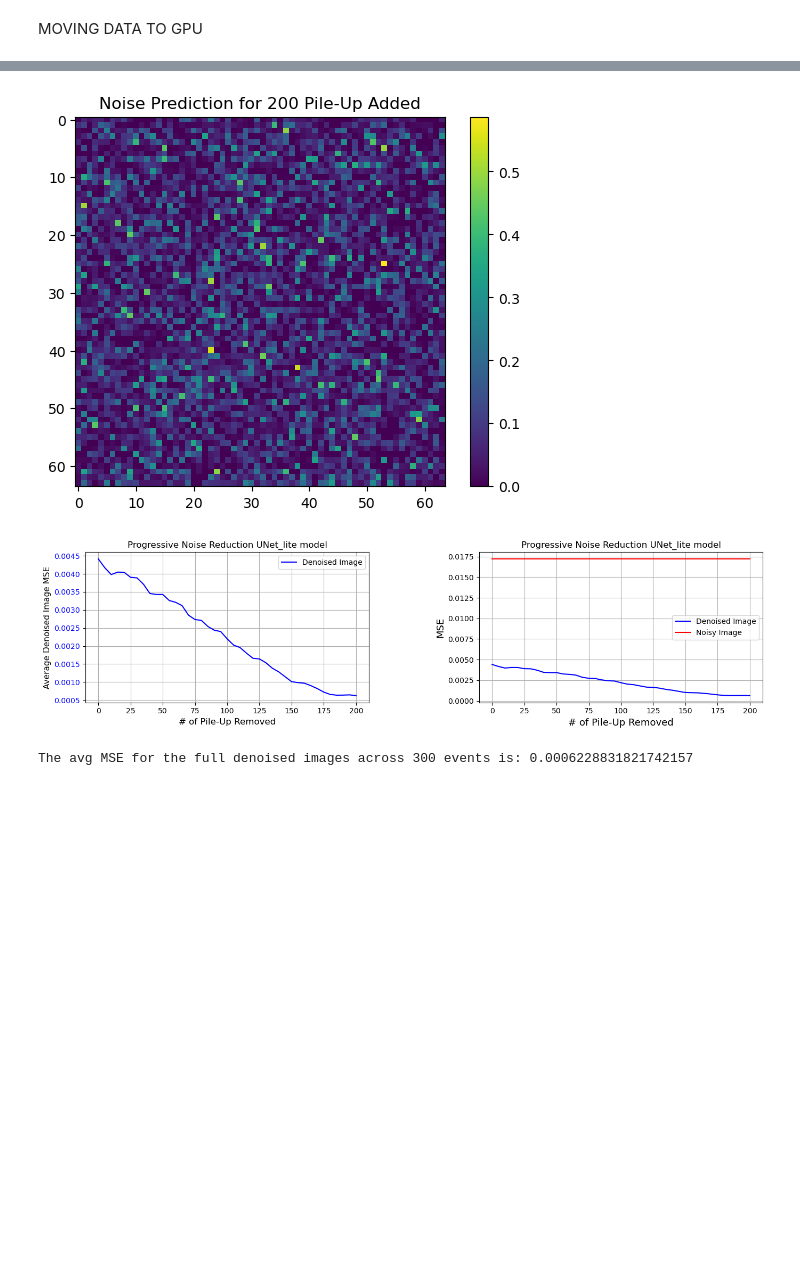
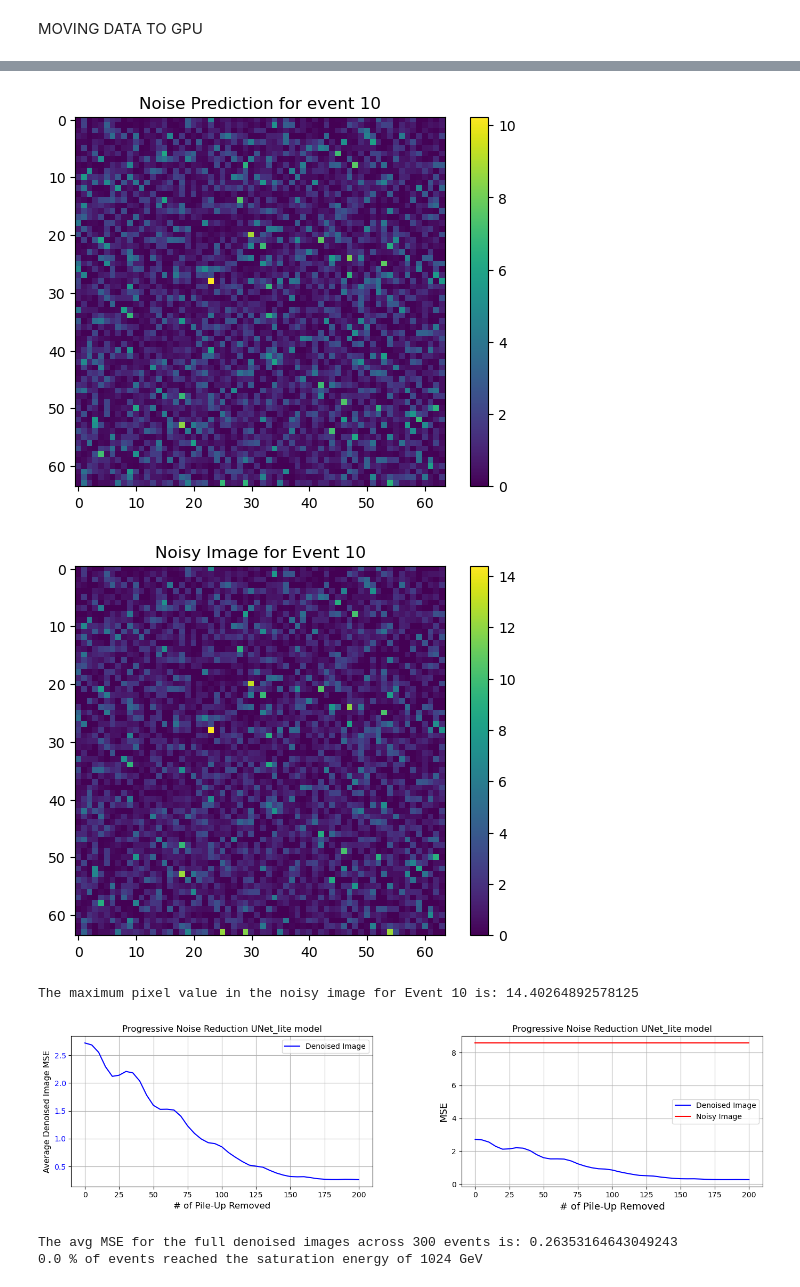
Before and after one commit to themrluke/StableDiffusionPUPPI, a Jupyter notebook: inference.ipynb, the cells around one changed output, grey strips where cells are left out. Saved outputs shown, nothing was run; the diff lists cells and outputs as text; code cells hidden in the pictures; blank space fills up the shorter version.

```diff
--- a/inference.ipynb
+++ b/inference.ipynb
@@ -70,12 +61,3 @@ device = torch.device('cuda' if torch.cuda.is_available() else 'cpu')
 # Added .to(device) to move data to GPU
 clean_frames = preprocess(dataset.signal).float().permute(1, 2, 0).unsqueeze(1).to(device) #pytorch symantics
 pile_up = preprocess(dataset.pile_up).float().permute(1, 2, 0).unsqueeze(1).to(device)
-# %%
-### Select one image to perform inference on
-i = 10      # image
-noise_scheduler = NoiseScheduler('pile-up')
-
-# Each unit of timestep represents an addtional 5 pile-up events (max 40 = 200PU)
-timestep = torch.LongTensor([40]).to(device)   # Added .to(device) to move data to GPU
-random_seed = 42
-noisy_image, noise = noise_scheduler.add_noise(clean_frame=clean_frames[i], noise_sample=pile_up, timestep=timestep, random_seed=random_seed, n_events = 1000)
@@ -82,3 +110,7 @@ noisy_image, noise = noise_scheduler.add_noise(clean_frame=clean_frames[i], nois
+# %%
+noisy_image, noise = noise_scheduler.add_noise(clean_frame=clean_frames[i], noise_sample=pile_up, timestep=timestep, random_seed=random_seed, n_events = end_idx-start_idx)
+# Apply saturation value clipping and scaling
+noisy_image = torch.clamp(noisy_image, max=saturation_value)
 # %%
 plt.imshow(noisy_image.cpu().numpy().reshape(new_dim))
 plt.colorbar()
@@ -127,6 +139,6 @@ if modtype == 'UNet2d':
     #trained_model_path = '/cephfs/dice/projects/L1T/diffusion/trained_models/trained_diffusor.pt'
     trained_model_path = 'retrained_models_UNet2d/model_epoch_9.pt'
 elif modtype == 'UNet_lite':
-    trained_model_path = 'trained_models_lite/replicate_convup&down_16kernels_pos0.87/model_epoch_9.pt' # Specify folder for which trained model here!
+    trained_model_path = 'trained_models_lite/temp/model_epoch_9.pt' # Specify folder for which trained model here!
 
 print(trained_model_path)
@@ -198,7 +196,10 @@ for idx, timestep_value in enumerate(timesteps): # pairs up values of timesteps
         random_seed = 42
 
         # Create noisy image and noise prediction
-        noisy_image, noise = noise_scheduler.add_noise(clean_frame=clean_frames[event], noise_sample=pile_up, timestep=timestep, random_seed=random_seed, n_events=1000)
+        noisy_image, noise = noise_scheduler.add_noise(clean_frame=clean_frames[event], noise_sample=pile_up, timestep=timestep, random_seed=random_seed, n_events=end_idx-start_idx)
+
+        # Apply saturation value clipping and scaling
+        noisy_image = torch.clamp(noisy_image, max=saturation_value)
 
         if modtype == 'UNet2d':
             noise_pred = F.relu(model(noisy_image.unsqueeze(1), timestep, return_dict=False)[0])
@@ -291,6 +289,7 @@ num_events = end_idx - start_idx # Number of trials
 # Create arrays to hold MSEs for each event at each timestep
 denoised_results = np.zeros((len(timesteps),num_events)) # For MSEs between denoised image and clean image
 noisy_results = np.zeros(num_events) # For MSEs between noisy image and clean image
+noisy_max_bin = np.zeros(num_events)
 
 noise_scheduler = NoiseScheduler('pile-up')
 maxTimestep = torch.LongTensor([40])
@@ -299,10 +298,15 @@ for event in range(num_events):
     random_seed = 42
 
     # Generate the noisy image at maxTimestep (200 pile-ups)
-    noisy_image, noise = noise_scheduler.add_noise(clean_frame=clean_frames[event], noise_sample=pile_up, timestep=maxTimestep, random_seed=random_seed, n_events=1000)
+    noisy_image, noise = noise_scheduler.add_noise(clean_frame=clean_frames[event], noise_sample=pile_up, timestep=maxTimestep, random_seed=random_seed, n_events=end_idx-start_idx)
+
+    # Apply saturation value clipping and scaling
+    noisy_image = torch.clamp(noisy_image, max=saturation_value)
+
     noisy_err = clean_frames[0].squeeze() - noisy_image.reshape(new_dim)
     noisy_MSE = np.mean((noisy_err.cpu().numpy())**2)
     noisy_results[event] = noisy_MSE
+    noisy_max_bin[event] = noisy_image.max().item()
 
     for idx, timestep_value in enumerate(timesteps): # pairs up values of timesteps (=timestep_value) with their indexes(=idx)
 
@@ -317,8 +321,17 @@ for event in range(num_events):
         if timestep_value in [40] and event == 10: # Look at how much pileup removal in the timestep value
             ims = plt.imshow(noise_pred.detach().cpu().numpy().reshape(new_dim)) # Move prediction back to CPU for visualization
             plt.colorbar(ims)
-            plt.title(f"Noise Prediction for {timestep_value*5} Pile-Up Added")
+            plt.title(f"Noise Prediction for event {event}")
             plt.show()
+
+            ims2 = plt.imshow(noisy_image.detach().cpu().numpy().reshape(new_dim))
+            plt.colorbar(ims2)
+            plt.title(f"Noisy Image for Event {event}")
+            plt.show()
+
+            # Print the maximum pixel value across the entire noisy image
+            max_pixel_value = noisy_image.max().item()
+            print(f"The maximum pixel value in the noisy image for Event {event} is: {max_pixel_value}")
 
         de_noised = F.relu(noisy_image.cpu()[0] - (noise_pred.detach().cpu().numpy().reshape(new_dim)))
         denoised_err = clean_frames[event].squeeze().cpu() - de_noised.reshape(new_dim).cpu()
@@ -326,33 +339,37 @@ for event in range(num_events):
         denoised_results[idx, event] = denoised_MSE
 
 av_denoised_MSE = np.mean(denoised_results, axis=1)
 av_noisy_MSE = np.mean(noisy_results)
 
 # Calculate and plot average MSE vs. timestep
 fig, axs = plt.subplots(1, 2, figsize=(16,6))
 
 axs[0].plot(timesteps*5, av_denoised_MSE, linestyle='-', color='blue', label='Denoised Image')
 axs[0].set_title(f'Progressive Noise Reduction {modtype} model', fontsize=12)
 axs[0].set_xlabel('# of Pile-Up Removed', fontsize=12)
 axs[0].set_ylabel('Average Denoised Image MSE', fontsize=11)
 axs[0].tick_params(axis='y', labelcolor='blue')
 axs[0].grid(True)
 axs[0].legend(loc='upper right')
 
 axs[1].plot(timesteps*5, av_denoised_MSE, linestyle='-', color='blue', label='Denoised Image')
 axs[1].plot(timesteps*5, [av_noisy_MSE]*len(timesteps), linestyle='-', color='red', label='Noisy Image')
 axs[1].set_title(f'Progressive Noise Reduction {modtype} model', fontsize=12)
 axs[1].set_xlabel('# of Pile-Up Removed', fontsize=13)
 axs[1].set_ylabel('MSE', fontsize=13)
 axs[1].legend()
 axs[1].grid(True)
 
 
 fig.tight_layout(pad=9)  # Adjust subplots to fit into figure area.
 plt.show()
 
 print(f'The avg MSE for the full denoised images across {num_events} events is:', av_denoised_MSE[-1])
+print(f'{(np.sum(noisy_max_bin == saturation_value)/noisy_max_bin.size)*100} % of events reached the saturation energy of {saturation_value} GeV')
 # %% [output]
-[figure, old version]
+[figure, new version]
-[figure, old version]
+[figure, new version]
-The avg MSE for the full denoised images across 300 events is: 0.0006228831821742157
+The maximum pixel value in the noisy image for Event 10 is: 14.40264892578125
+[figure, added]
+The avg MSE for the full denoised images across 300 events is: 0.26353164643049243
+0.0 % of events reached the saturation energy of 1024 GeV
```
Also changed, not shown: parts of 13 cells of this notebook, 24 other files.
